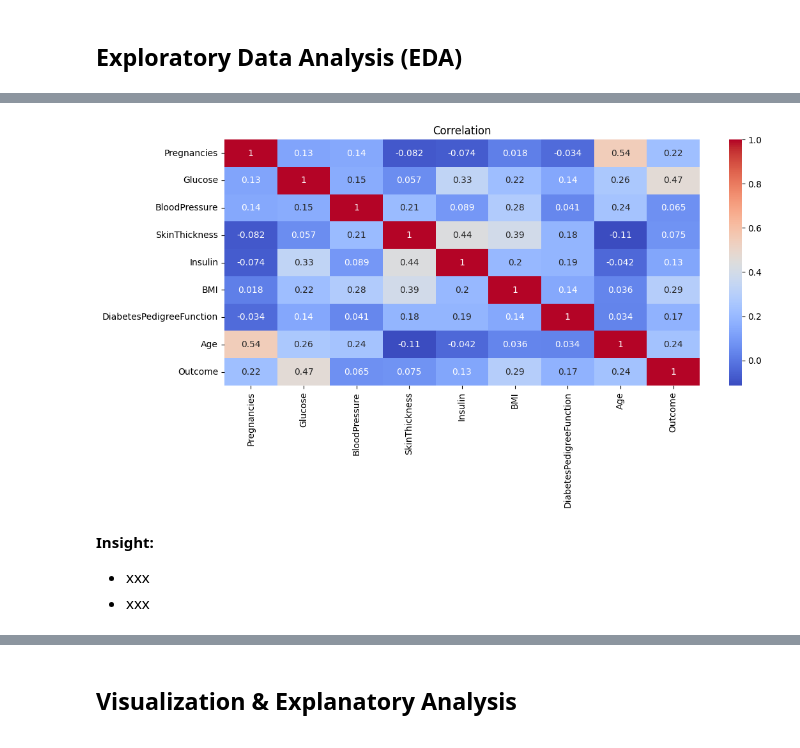
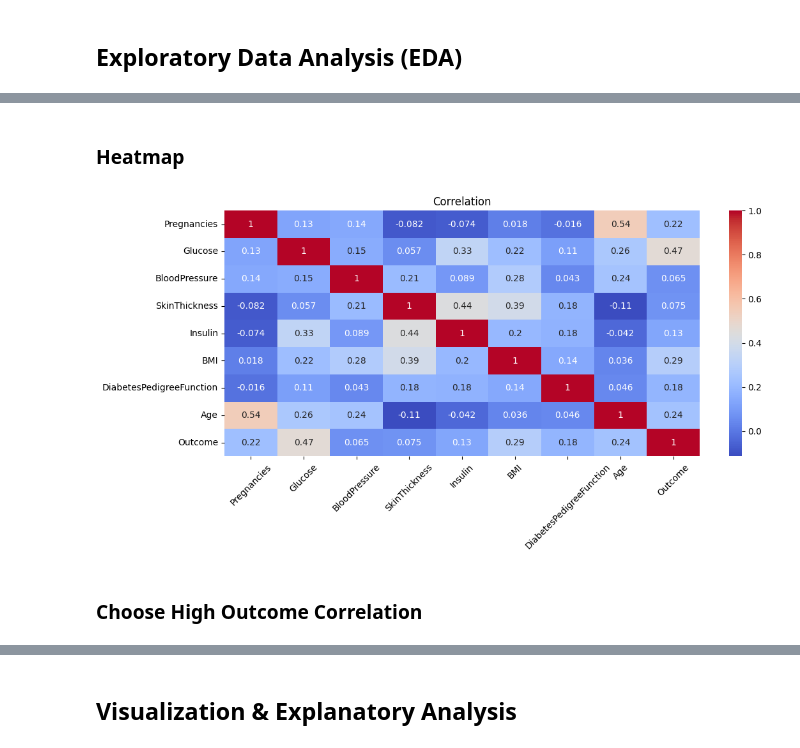
Before and after one commit to iniparhan/Diabetes_Analysis, a Jupyter notebook: notebook.ipynb, the cells around one changed output, grey strips where cells are left out. Drawn from its saved outputs; the diff is of its cells as text; code cells hidden in the pictures.

```diff
--- a/notebook.ipynb
+++ b/notebook.ipynb
@@ -43,3 +65,6 @@ data = pd.read_csv("diabetes_data.csv")
 ### Assessing Data
 Proses menilai kualitas data baik secara manual maupun programatik
 `df.info(), df.describe(), df.head(), dll.`
+# %%
+data = pd.read_csv('/content/drive/MyDrive/Colab Notebooks/Diabetes_Analysis/diabetes_data.csv')
+data.sample(10)
@@ -106,2 +130,4 @@ None
+# %%
+data['DiabetesPedigreeFunction'] = data['DiabetesPedigreeFunction'].apply(lambda x: 1 if x > 1 else x)
 # %% [markdown]
 ## Exploratory Data Analysis (EDA)
@@ -116,11 +134,12 @@ None
+# %% [markdown]
+### Heatmap
 # %%
 plt.figure(figsize=(12,5))
 sns.heatmap(data.corr(), annot=True, cmap='coolwarm')
+plt.xticks(rotation=45)
 plt.title('Correlation')
 plt.show()
 # %% [output]
-[figure, old version]
+[figure, new version]
-# %% [markdown]
-**Insight:**
-- xxx
-- xxx
+# %% [markdown]
+### Choose High Outcome Correlation
```
Also changed, not shown: parts of 60 cells of this notebook.
